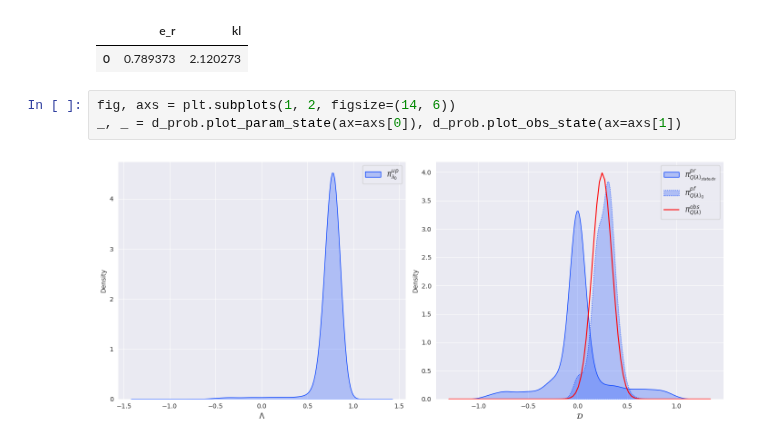
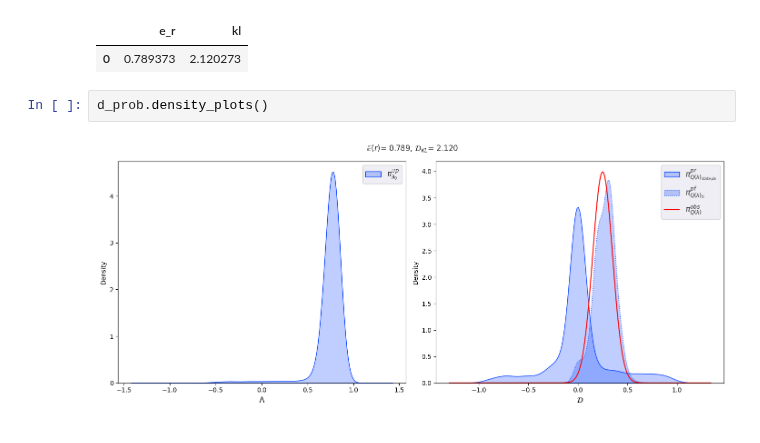
Before and after one commit to UT-CHG/pyDCI, a Jupyter notebook: notebooks/DCIProblem.ipynb, the cells around one changed output. Drawn from its saved outputs; the diff is of its cells as text.

```diff
--- a/notebooks/DCIProblem.ipynb
+++ b/notebooks/DCIProblem.ipynb
@@ -108,7 +105,6 @@ d_prob.result
 |  | e_r | kl |
 | 0 | 0.789373 | 2.120273 |
 # %%
-fig, axs = plt.subplots(1, 2, figsize=(14, 6))
-_, _ = d_prob.plot_param_state(ax=axs[0]), d_prob.plot_obs_state(ax=axs[1])
+d_prob.density_plots()
 # %% [output]
-[figure, old version]
+[figure, new version]
```
Also changed, not shown: parts of 3 cells of this notebook, 18 other files.
